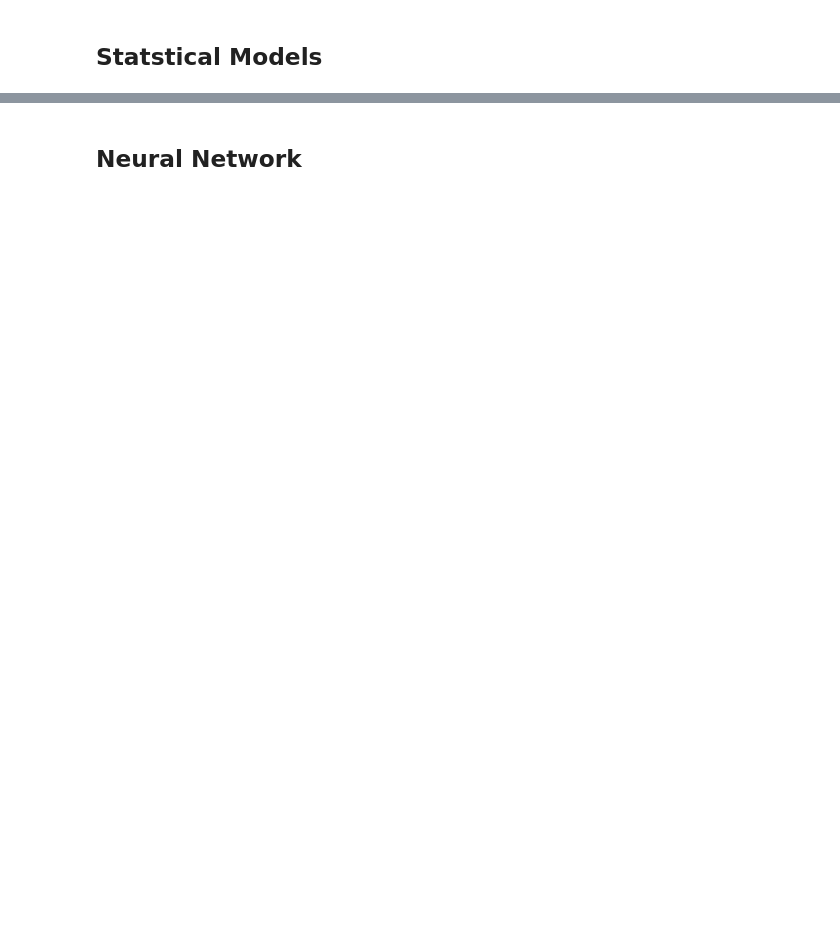
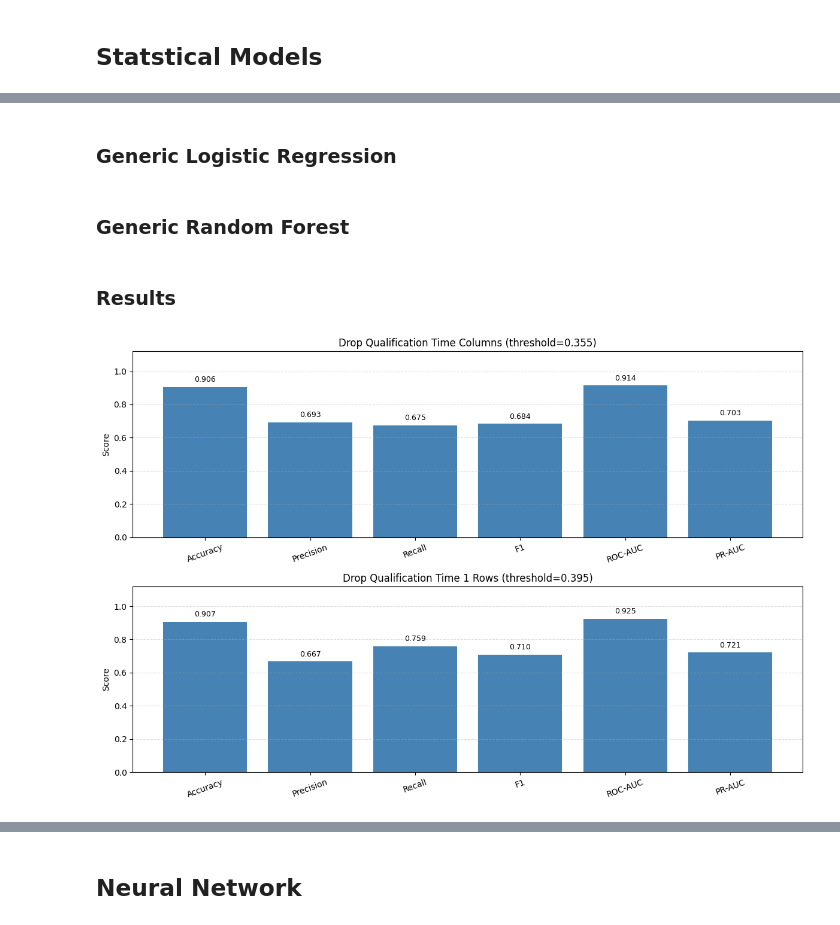
Before and after one commit to EchoKnights/CSEN903-Project, a Jupyter notebook: acl-milestone.ipynb, the cells around one changed output, grey strips where cells are left out. Drawn from its saved outputs; the diff is of its cells as text; code cells hidden in the pictures; blank space fills up the shorter version.

```diff
--- a/acl-milestone.ipynb
+++ b/acl-milestone.ipynb
@@ -1750,0 +1741,7 @@ memory usage: 6.5 MB
+# %%
+dropped_qual_time_columns = modeling_data.copy()
+
+dropped_qual_time_columns = dropped_qual_time_columns.drop(columns= ['q1', 'q2', 'q3'])
+
+dropped_qual_time_columns.info()
+dropped_qual_time_columns .head()
@@ -2184,0 +2090,16 @@ Logistic Regression F1 Score: 0.4827586206896552
+# %%
+categorical_cols = ['country', 'circuitRef', 'driverRef', 'nationality_driver', 'nationality_constructor', 'constructorRef']
+numeric_cols = ['year', 'round', 'lng', 'lat', 'alt', 'grid', 'q1', 'q2', 'q3', 'position',
+                     'driver_points_before_race', 'driver_wins_before_race', 'driver_previous_season_points',
+                     'driver_previous_season_wins', 'age', 'avg_stop_duration_before_race', 'avg_stops_per_race_before_race'
+                     'avg_stop_duration_previous_season', 'avg_stops_per_race_previous_season',
+                     'constructor_points_before_race', 'constructor_wins_before_race', 'constructor_previous_season_points',
+                     'constructor_previous_season_wins'
+                    ]
+# %%
+datasets = [
+    (dropped_qual_time_columns, numeric_cols, categorical_cols, 'Drop Qualification Time Columns'),
+    (dropped_qual_time_rows, numeric_cols, categorical_cols, 'Drop Qualification Time 1 Rows'),
+]
+# %% [markdown]
+### **Generic Logistic Regression**
@@ -2184,0 +2238,2 @@ Logistic Regression F1 Score: 0.4827586206896552
+# %% [markdown]
+### **Generic Random Forest**
@@ -2184,0 +2410,27 @@ Logistic Regression F1 Score: 0.4827586206896552
+# %% [markdown]
+### **Results**
+# %%
+fig, axes = plt.subplots(
+    nrows=len(datasets),
+    ncols=1,
+    figsize=(12, 4 * len(datasets))
+)
+
+axes = np.atleast_1d(axes)
+all_metrics = {}
+
+all_logistic_models = []
+
+for i, (data, num_cols, cat_cols, title) in enumerate(datasets):
+    model, all_metrics[title] = train_logistic_regression_model(
+        data, num_cols, cat_cols,
+        ax=axes[i],
+        title=title
+    )
+
+    all_logistic_models.append(model)
+
+fig.tight_layout()
+plt.show()
+# %% [output]
+[figure, added]
```
Also changed, not shown: parts of 71 cells of this notebook.
